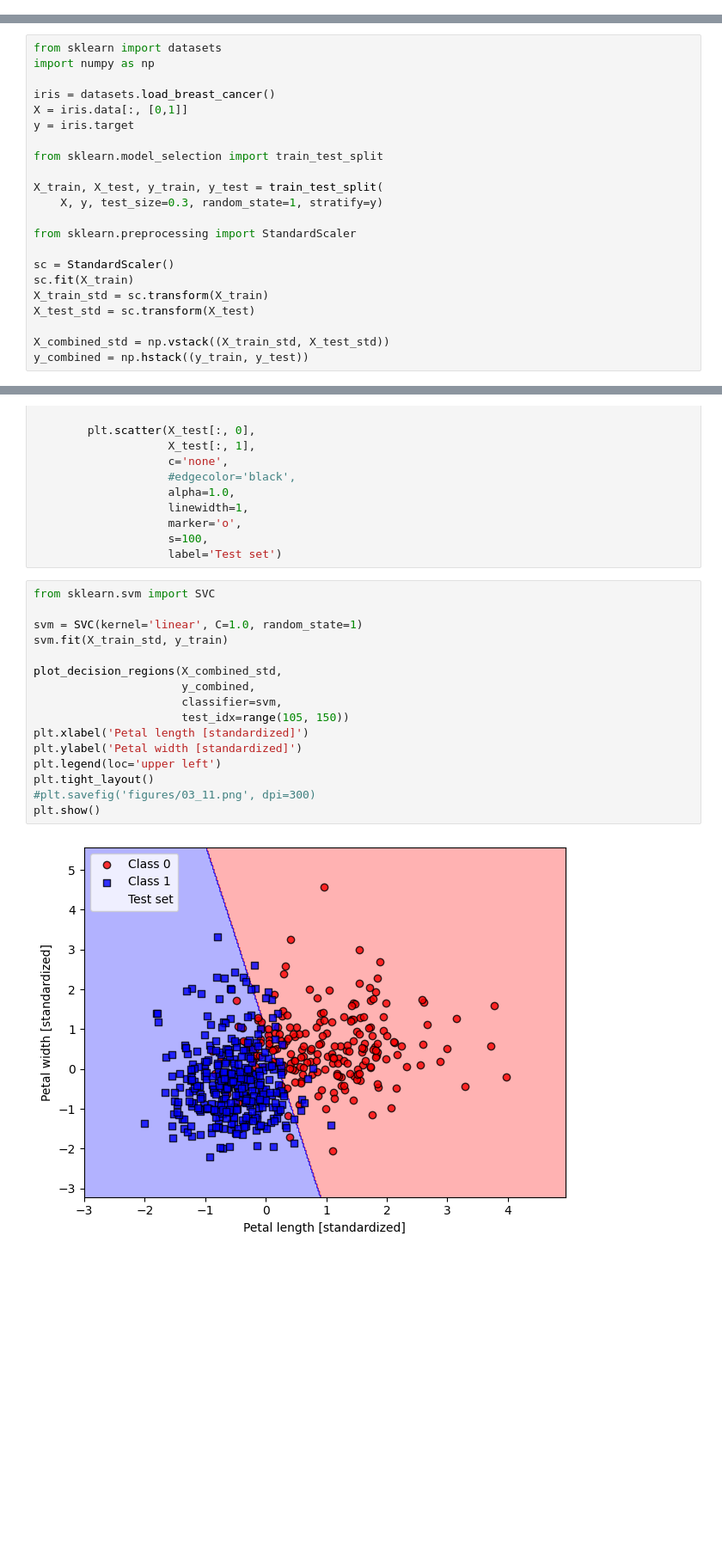
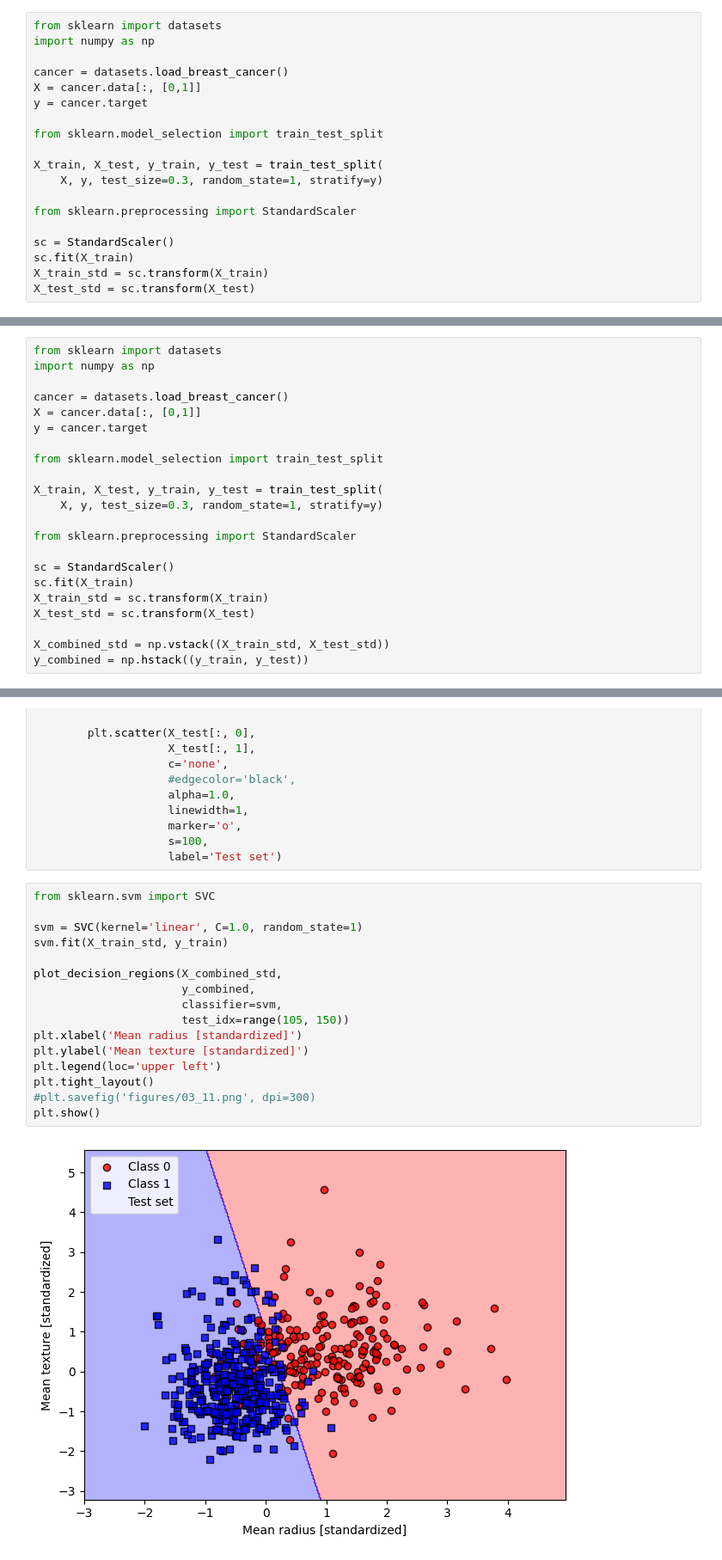
Before and after one commit to 2533Aryan/Machine_Learning, a Jupyter notebook: Assignments/Assignment_05/Linear_Classifiers_Assignment_Aryan_Raval.ipynb, the cells around one changed output, grey strips where cells are left out. Shown at 86% size. Cells and saved outputs as stored; diff of their text form; blank space fills up the shorter version.

```diff
--- a/Assignments/Assignment_05/Linear_Classifiers_Assignment_Aryan_Raval.ipynb
+++ b/Assignments/Assignment_05/Linear_Classifiers_Assignment_Aryan_Raval.ipynb
@@ -2,0 +92,19 @@
+# %%
+from sklearn import datasets
+import numpy as np
+
+cancer = datasets.load_breast_cancer()
+X = cancer.data[:, [0,1]]
+y = cancer.target
+
+from sklearn.model_selection import train_test_split
+
+X_train, X_test, y_train, y_test = train_test_split(
+    X, y, test_size=0.3, random_state=1, stratify=y)
+
+from sklearn.preprocessing import StandardScaler
+
+sc = StandardScaler()
+sc.fit(X_train)
+X_train_std = sc.transform(X_train)
+X_test_std = sc.transform(X_test)
@@ -6,9 +205,9 @@
 from sklearn import datasets
 import numpy as np
 
-iris = datasets.load_breast_cancer()
-X = iris.data[:, [0,1]]
-y = iris.target
+cancer = datasets.load_breast_cancer()
+X = cancer.data[:, [0,1]]
+y = cancer.target
 
 from sklearn.model_selection import train_test_split
 
@@ -78,21 +277,21 @@ def plot_decision_regions(X, y, classifier, test_idx=None, resolution=0.02):
 # %%
 from sklearn.svm import SVC
 
 svm = SVC(kernel='linear', C=1.0, random_state=1)
 svm.fit(X_train_std, y_train)
 
 plot_decision_regions(X_combined_std,
                       y_combined,
                       classifier=svm,
                       test_idx=range(105, 150))
-plt.xlabel('Petal length [standardized]')
-plt.ylabel('Petal width [standardized]')
+plt.xlabel('Mean radius [standardized]')
+plt.ylabel('Mean texture [standardized]')
 plt.legend(loc='upper left')
 plt.tight_layout()
 #plt.savefig('figures/03_11.png', dpi=300)
 plt.show()
 # %% [output]
-[figure, old version]
+[figure, new version]
 # %%
 svm = SVC(kernel='rbf', random_state=1, gamma=100.0, C=1.0)
 svm.fit(X_train_std, y_train)
```
Also changed, not shown: parts of 10 cells of this notebook.
